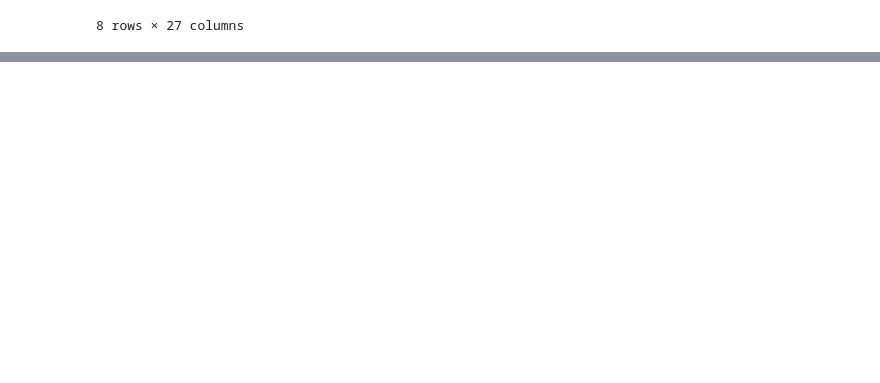
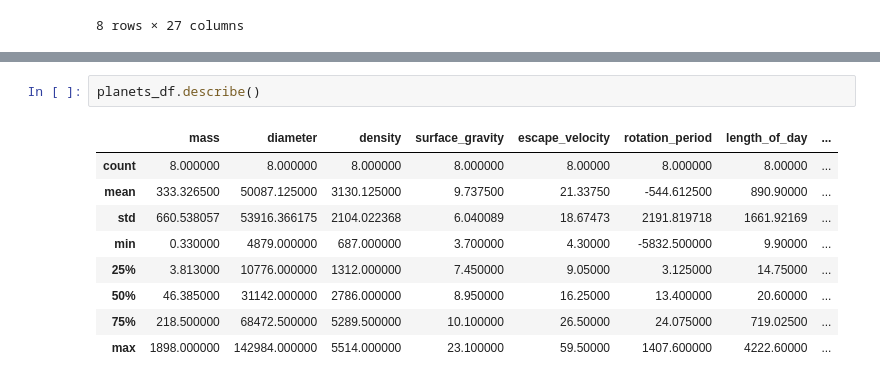
Before and after one commit to SebasCrucer/AGENT_TARS_HACKATHON_NASA_International_Space_Apps_Challenge, a Jupyter notebook: src/PyScript/pininos.ipynb, the cells around one changed output, grey strips where cells are left out. Drawn from its saved outputs; the diff is of its cells as text; blank space fills up the shorter version.

```diff
--- a/src/PyScript/pininos.ipynb
+++ b/src/PyScript/pininos.ipynb
@@ -24 +97,13 @@ display(planets_df)
+# %%
+planets_df.describe()
+# %% [output]
+|  | mass | diameter | density | surface_gravity | escape_velocity | rotation_period | length_of_day | ... |
+| count | 8.000000 | 8.000000 | 8.000000 | 8.000000 | 8.00000 | 8.000000 | 8.00000 | ... |
+| mean | 333.326500 | 50087.125000 | 3130.125000 | 9.737500 | 21.33750 | -544.612500 | 890.90000 | ... |
+| std | 660.538057 | 53916.366175 | 2104.022368 | 6.040089 | 18.67473 | 2191.819718 | 1661.92169 | ... |
+| min | 0.330000 | 4879.000000 | 687.000000 | 3.700000 | 4.30000 | -5832.500000 | 9.90000 | ... |
+| 25% | 3.813000 | 10776.000000 | 1312.000000 | 7.450000 | 9.05000 | 3.125000 | 14.75000 | ... |
+| 50% | 46.385000 | 31142.000000 | 2786.000000 | 8.950000 | 16.25000 | 13.400000 | 20.60000 | ... |
+| 75% | 218.500000 | 68472.500000 | 5289.500000 | 10.100000 | 26.50000 | 24.075000 | 719.02500 | ... |
+| max | 1898.000000 | 142984.000000 | 5514.000000 | 23.100000 | 59.50000 | 1407.600000 | 4222.60000 | ... |
 # %%
```
Also changed, not shown: parts of 16 cells of this notebook.
